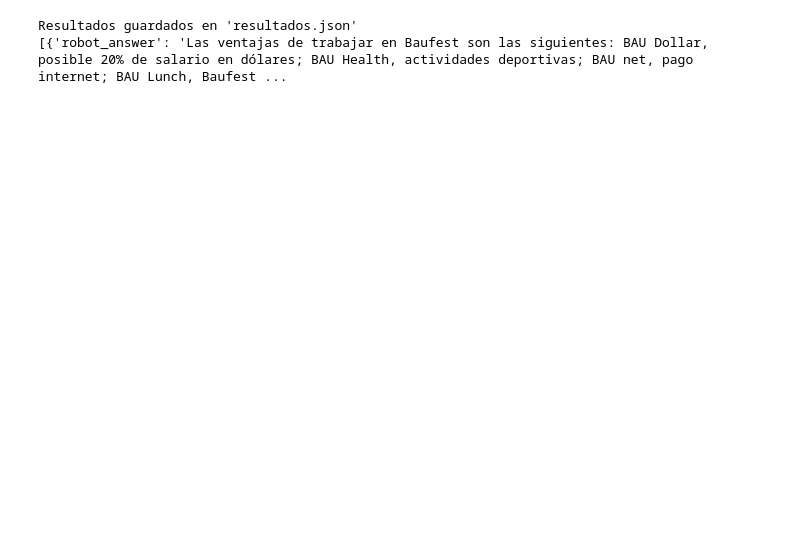
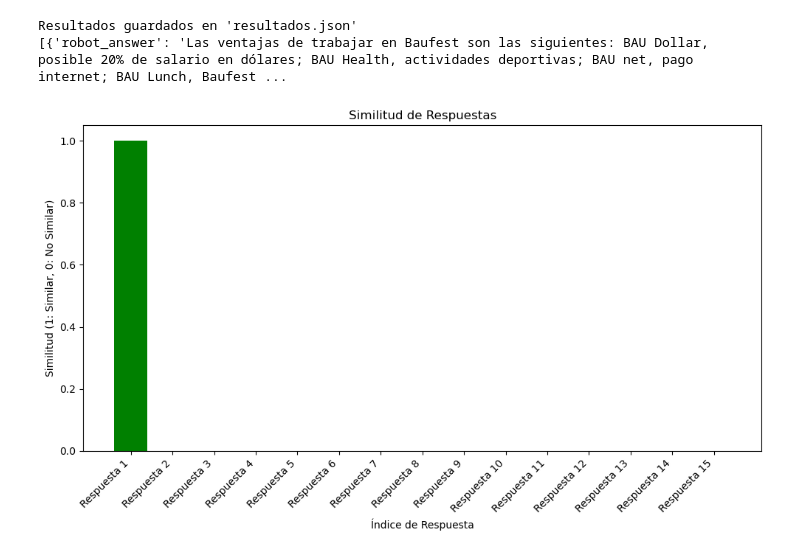
Before and after one commit to saffog/chat-llm-search-document, a Jupyter notebook: notebooks/evaluateQuestions/Test.ipynb, the cells around one changed output. Cells and saved outputs as stored; diff of their text form; code cells hidden in the pictures; blank space fills up the shorter version.

Commit message:
A graph of the responses was added

```diff
--- a/notebooks/evaluateQuestions/Test.ipynb
+++ b/notebooks/evaluateQuestions/Test.ipynb
@@ -148,3 +201,23 @@ print(resultados)
 # %% [output]
 Resultados guardados en 'resultados.json'
 [{'robot_answer': 'Las ventajas de trabajar en Baufest son las siguientes: BAU Dollar, posible 20% de salario en dólares; BAU Health, actividades deportivas; BAU net, pago internet; BAU Lunch, Baufest ...
+# %%
+with open("resultados.json") as archivo_resultados:
+    informacion = json.load(archivo_resultados)
+
+df = pd.DataFrame(informacion)
+
+num_respuestas = len(df)
+etiquetas_respuestas = [f"Respuesta {i+1}" for i in range(num_respuestas)]
+
+plt.figure(figsize=(10, 6))
+plt.bar(df.index, df['SequenceMatcher_result'].apply(lambda x: x['similar']), color=['green' if sim == 1 else 'red' for sim in df['SequenceMatcher_result'].apply(lambda x: x['similar'])])
+plt.title("Similitud de Respuestas")
+plt.xlabel("Índice de Respuesta")
+plt.ylabel("Similitud (1: Similar, 0: No Similar)")
+plt.xticks(df.index, etiquetas_respuestas, rotation=45, ha="right")
+plt.tight_layout()
+
+plt.show()
+# %% [output]
+[figure, added]
```
Also changed, not shown: parts of 8 cells of this notebook, 4 other files.
